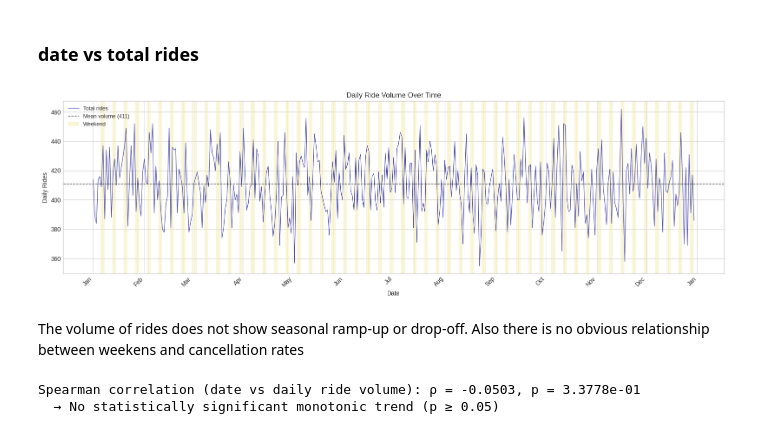
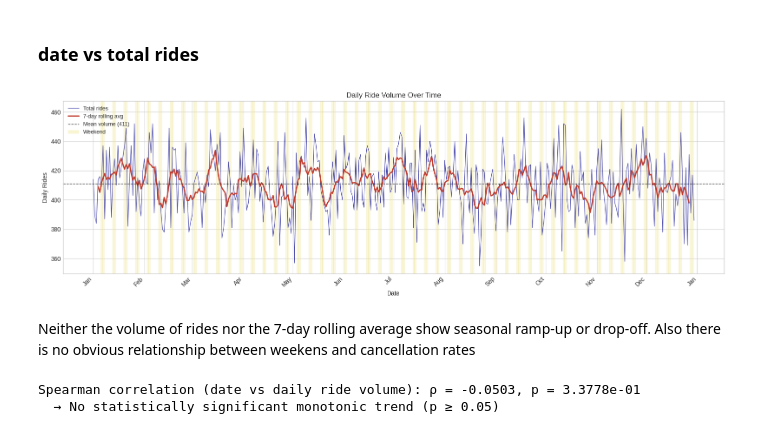
Before and after one commit to amaldu/uber-ride-cancellation-prediction, a Jupyter notebook: uber-analysis/notebooks/05_bivar_eda.ipynb, the cells around one changed output. Drawn from its saved outputs; the diff is of its cells as text; code cells hidden in the pictures.

Commit message:
add 7-day rolling average to daily ride volume plot
Made-with: Cursor

```diff
--- a/uber-analysis/notebooks/05_bivar_eda.ipynb
+++ b/uber-analysis/notebooks/05_bivar_eda.ipynb
@@ -141,36 +141,38 @@ I added a yellow-shaded weekend bands but they do not consistently coincide with
 # %%
 from matplotlib.patches import Patch
 
 fig, ax = plt.subplots(figsize=(16, 5))
 
 for _, row in daily.iterrows():
     if row["weekday"] >= 5:
         ax.axvspan(row["date"] - pd.Timedelta(hours=12),
                    row["date"] + pd.Timedelta(hours=12),
                    color="#f0e68c", alpha=0.25)
 
 ax.plot(daily["date"], daily["total"], color="darkblue",
         alpha=0.7, linewidth=0.9, label="Total rides")
+ax.plot(daily["date"], daily["total"].rolling(7, center=True).mean(),
+        color="#c0392b", linewidth=2, label="7-day rolling avg")
 vol_mean = daily["total"].mean()
 ax.axhline(vol_mean, color="black", ls="--", lw=1, alpha=0.7,
            label=f"Mean volume ({vol_mean:.0f})")
 
 handles, labels = ax.get_legend_handles_labels()
 handles.append(Patch(facecolor="#f0e68c", alpha=0.4, label="Weekend"))
 ax.legend(handles=handles, loc="upper left", fontsize=9)
 
 ax.set_ylabel("Daily Rides")
 ax.set_xlabel("Date")
 ax.set_title("Daily Ride Volume Over Time")
 ax.xaxis.set_major_locator(mdates.MonthLocator())
 ax.xaxis.set_major_formatter(mdates.DateFormatter("%b"))
 plt.setp(ax.get_xticklabels(), rotation=45, ha="right")
 plt.tight_layout()
 plt.show()
 # %% [output]
-[figure, old version]
+[figure, new version]
 # %% [markdown]
-The volume of rides does not show seasonal ramp-up or drop-off. Also there is no obvious relationship between weekens and cancellation rates
+Neither the volume of rides nor the 7-day rolling average show seasonal ramp-up or drop-off. Also there is no obvious relationship between weekens and cancellation rates
 # %%
 spearman_trend(daily["date_ordinal"], daily["total"],
                x_label="date", y_label="daily ride volume")
```
